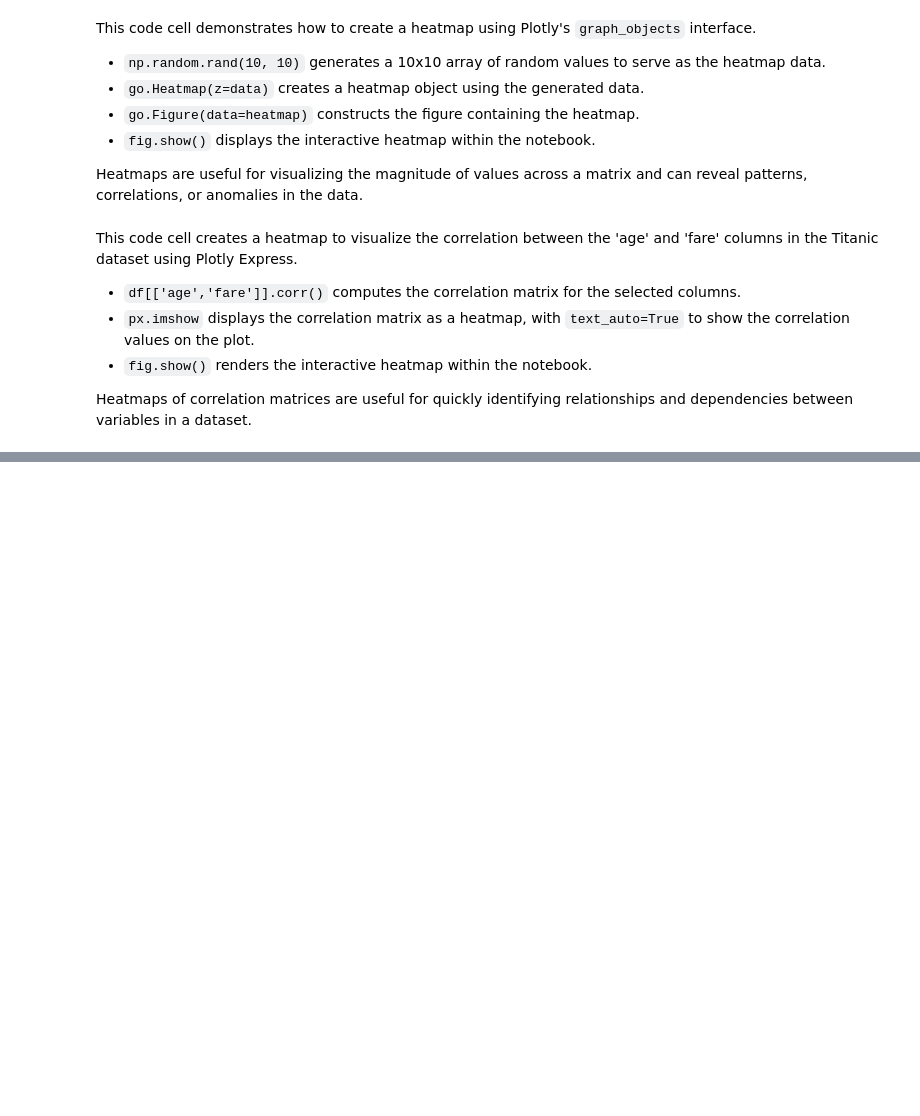
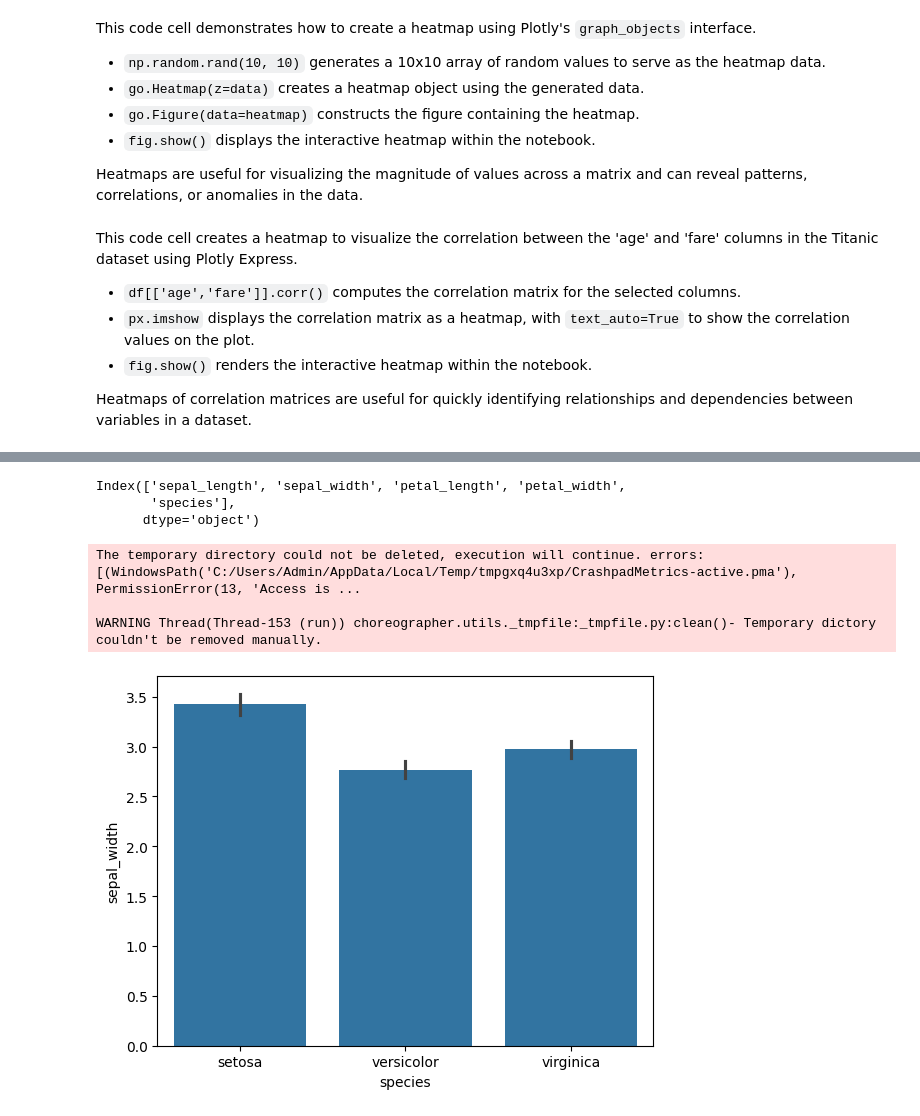
Before and after one commit to samiyaMalik/Plotly, a Jupyter notebook: plotly.ipynb, the cells around one changed output, grey strips where cells are left out. Drawn from its saved outputs; the diff is of its cells as text; code cells hidden in the pictures; blank space fills up the shorter version.

```diff
--- a/plotly.ipynb
+++ b/plotly.ipynb
@@ -149,3 +149,5 @@ Heatmaps of correlation matrices are useful for quickly identifying relationship
 # Heatmap on corr of titanic datasety of ager and fare using plotly
 fig =px.imshow(df[['age','fare']].corr(),text_auto=True)
 fig.show()
+# %%
+df = sns.load_dataset('iris')
@@ -151,0 +183,6 @@ fig.show()
+# %%
+df.columns
+# %% [output]
+Index(['sepal_length', 'sepal_width', 'petal_length', 'petal_width',
+       'species'],
+      dtype='object')
@@ -151,0 +193,9 @@ fig.show()
+# %%
+df_line =df.sort_values(by='sepal_length')
+fig1 = px.line(df_line, x='sepal_length', y='sepal_width',color='species' )
+fig1.show()
+fig1.write_image("fig4.png",scale=3)  # Save the figure as a PNG file
+# %% [output]
+The temporary directory could not be deleted, execution will continue. errors: [(WindowsPath('C:/Users/Admin/AppData/Local/Temp/tmpgxq4u3xp/CrashpadMetrics-active.pma'), PermissionError(13, 'Access is ...
+
+WARNING Thread(Thread-153 (run)) choreographer.utils._tmpfile:_tmpfile.py:clean()- Temporary dictory couldn't be removed manually.
@@ -151,0 +209,5 @@ fig.show()
+# %%
+
+fig1 = sns.barplot(df, x='species', y='sepal_width')
+# %% [output]
+[figure, added]
```
Also changed, not shown: parts of 16 cells of this notebook, 18 other files.
